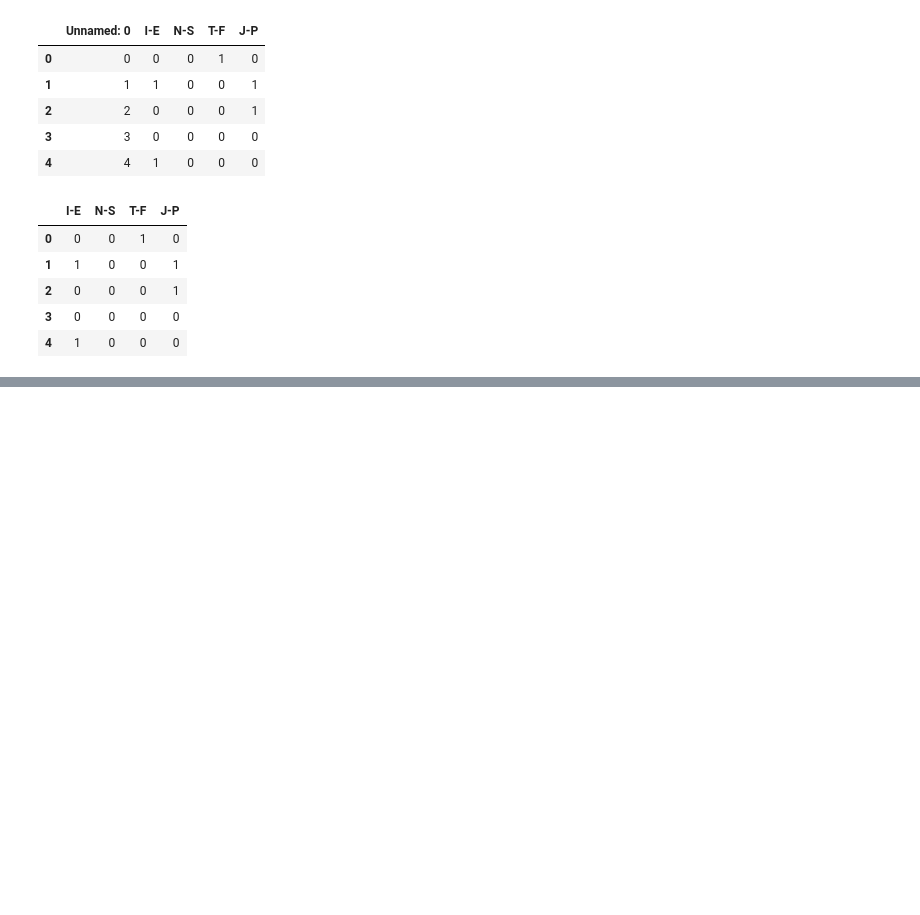
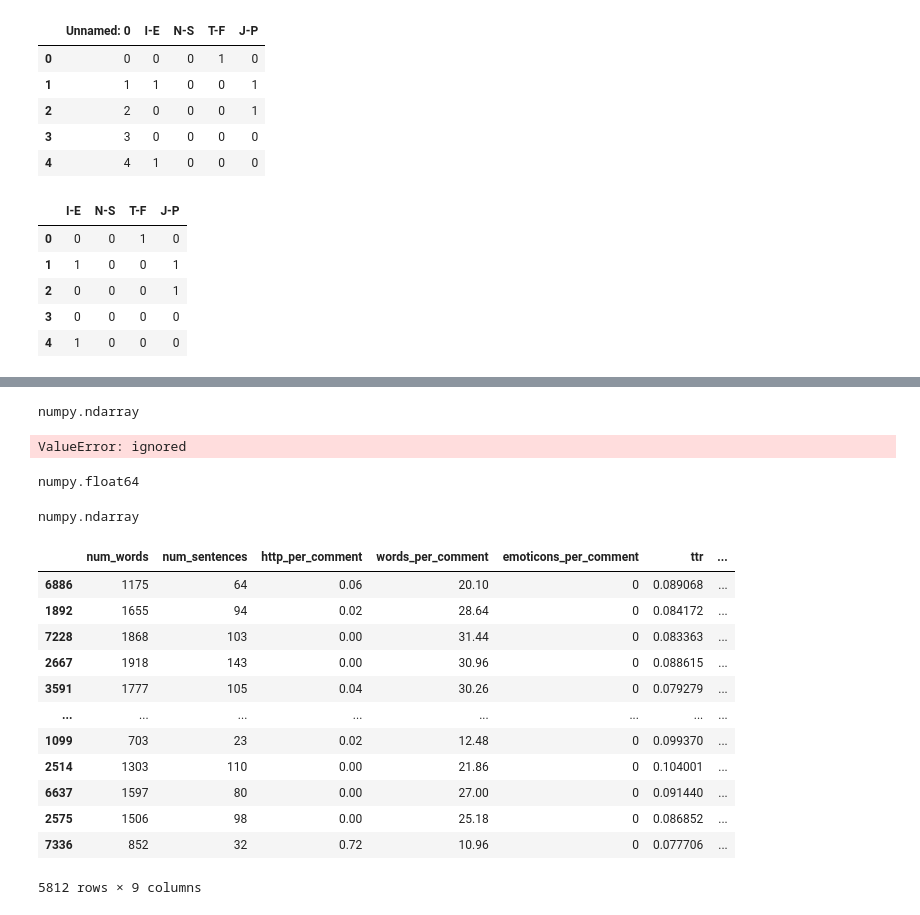
Before and after one commit to mainak-debnath/16-personality-analysis, a Jupyter notebook: 16personalities_nlp.ipynb, the cells around one changed output, grey strips where cells are left out. Drawn from its saved outputs; the diff is of its cells as text; code cells hidden in the pictures; blank space fills up the shorter version.

Commit message:
added models

```diff
--- a/16personalities_nlp.ipynb
+++ b/16personalities_nlp.ipynb
@@ -79,0 +66,42 @@ array([[0.        , 0.        , 0.        , ..., 0.        , 0.        ,
+# %%
+y_ie = df2['I-E'].values
+y_ns = df2['N-S'].values
+y_tf = df2['T-F'].values
+y_jp = df2['J-P'].values
+# %%
+
+type(y_ie)
+# %% [output]
+numpy.ndarray
+# %%
+from sklearn.model_selection import train_test_split
+X_train_ie,X_test_ie,y_train_ie,y_test_ie = train_test_split(X,y_ie,test_size=0.33,random_state=2)
+X_train_ns,X_test_ns,y_train_ns,y_test_ns = train_test_split(X,y_ns,test_size=0.33,random_state=2)
+X_train_tf,X_test_tf,y_train_tf,y_test_tf = train_test_split(X,y_tf,test_size=0.33,random_state=2)
+X_train_jp,X_test_jp,y_train_jp,y_test_jp = train_test_split(X,y_jp,test_size=0.33,random_state=2)
+# %% [output]
+ValueError: ignored
+# %%
+type(df1['ttr'][0])
+# %% [output]
+numpy.float64
+# %%
+type(df1['vectorised_col'][0])
+# %% [output]
+numpy.ndarray
+# %%
+X_train_ie
+# %% [output]
+|  | num_words | num_sentences | http_per_comment | words_per_comment | emoticons_per_comment | ttr | ... |
+| 6886 | 1175 | 64 | 0.06 | 20.10 | 0 | 0.089068 | ... |
+| 1892 | 1655 | 94 | 0.02 | 28.64 | 0 | 0.084172 | ... |
+| 7228 | 1868 | 103 | 0.00 | 31.44 | 0 | 0.083363 | ... |
+| 2667 | 1918 | 143 | 0.00 | 30.96 | 0 | 0.088615 | ... |
+| 3591 | 1777 | 105 | 0.04 | 30.26 | 0 | 0.079279 | ... |
+| ... | ... | ... | ... | ... | ... | ... | ... |
+| 1099 | 703 | 23 | 0.02 | 12.48 | 0 | 0.099370 | ... |
+| 2514 | 1303 | 110 | 0.00 | 21.86 | 0 | 0.104001 | ... |
+| 6637 | 1597 | 80 | 0.00 | 27.00 | 0 | 0.091440 | ... |
+| 2575 | 1506 | 98 | 0.00 | 25.18 | 0 | 0.086852 | ... |
+| 7336 | 852 | 32 | 0.72 | 10.96 | 0 | 0.077706 | ... |
+5812 rows × 9 columns
```
Also changed, not shown: parts of 57 cells of this notebook, 6 other files.
